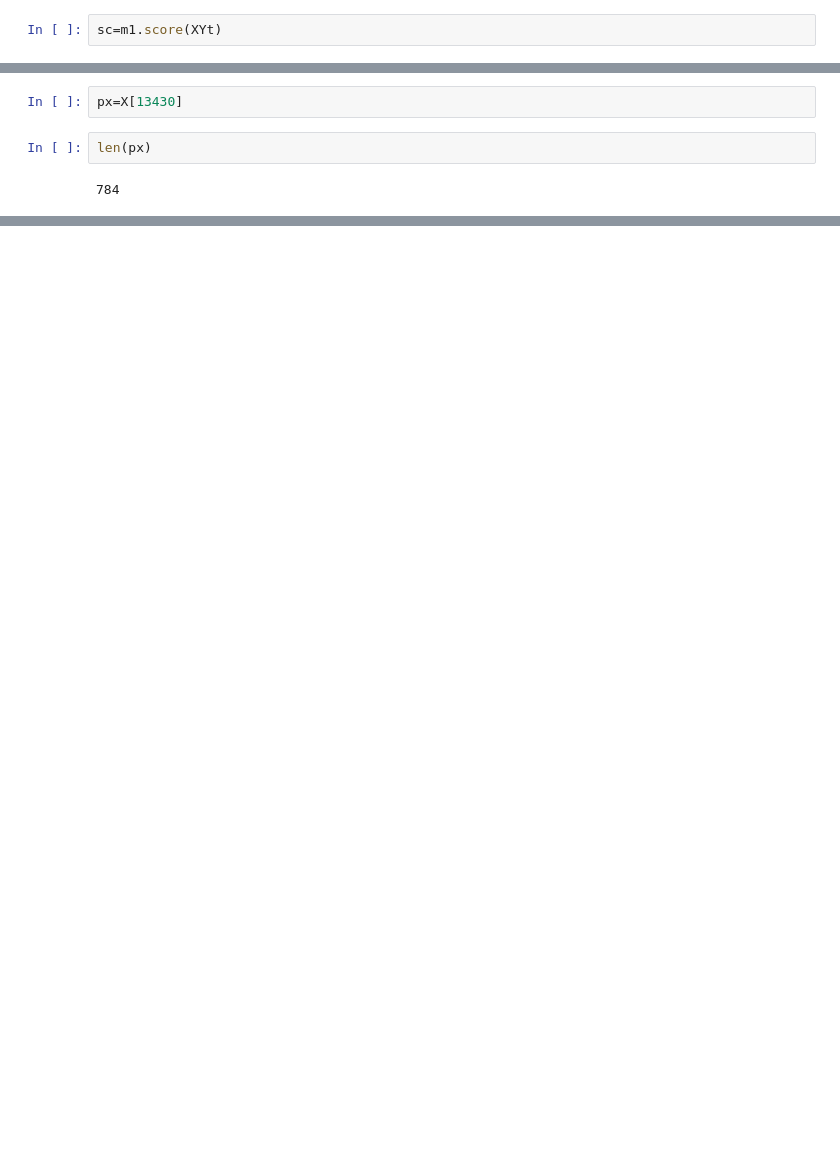
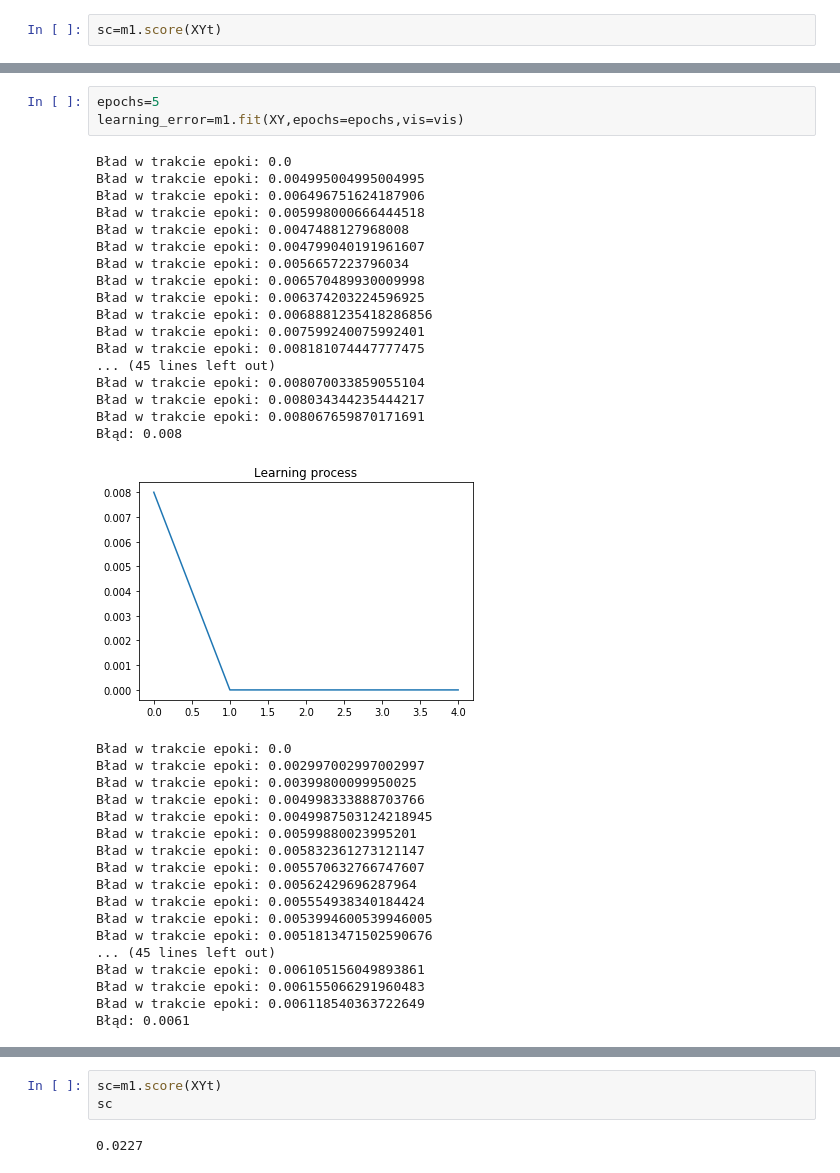
Before and after one commit to mmacu/perceptron, a Jupyter notebook: limitedbackprob.ipynb, the cells around one changed output, grey strips where cells are left out. Drawn from its saved outputs; the diff is of its cells as text; blank space fills up the shorter version.

Commit message:
error 0.0227 po 30 epokach

```diff
--- a/limitedbackprob.ipynb
+++ b/limitedbackprob.ipynb
@@ -289,6 +171,39 @@ sc
-# %%
-px=X[13430]
-# %%
-len(px)
-# %% [output]
-784
+# %%
+epochs=5
+learning_error=m1.fit(XY,epochs=epochs,vis=vis)
+# %% [output]
+Bład w trakcie epoki: 0.0
+Bład w trakcie epoki: 0.004995004995004995
+Bład w trakcie epoki: 0.006496751624187906
+Bład w trakcie epoki: 0.005998000666444518
+Bład w trakcie epoki: 0.0047488127968008
+Bład w trakcie epoki: 0.004799040191961607
+Bład w trakcie epoki: 0.0056657223796034
+Bład w trakcie epoki: 0.006570489930009998
+Bład w trakcie epoki: 0.006374203224596925
+Bład w trakcie epoki: 0.0068881235418286856
+Bład w trakcie epoki: 0.007599240075992401
+Bład w trakcie epoki: 0.008181074447777475
+... (45 lines left out)
+Bład w trakcie epoki: 0.008070033859055104
+Bład w trakcie epoki: 0.008034344235444217
+Bład w trakcie epoki: 0.008067659870171691
+Błąd: 0.008
+[figure, added]
+Bład w trakcie epoki: 0.0
+Bład w trakcie epoki: 0.002997002997002997
+Bład w trakcie epoki: 0.00399800099950025
+Bład w trakcie epoki: 0.004998333888703766
+Bład w trakcie epoki: 0.0049987503124218945
+Bład w trakcie epoki: 0.00599880023995201
+Bład w trakcie epoki: 0.005832361273121147
+Bład w trakcie epoki: 0.005570632766747607
+Bład w trakcie epoki: 0.00562429696287964
+Bład w trakcie epoki: 0.005554938340184424
+Bład w trakcie epoki: 0.0053994600539946005
+Bład w trakcie epoki: 0.0051813471502590676
+... (45 lines left out)
+Bład w trakcie epoki: 0.006105156049893861
+Bład w trakcie epoki: 0.006155066291960483
+Bład w trakcie epoki: 0.006118540363722649
+Błąd: 0.0061
@@ -295,3 +265,8 @@ len(px)
+# %%
+sc=m1.score(XYt)
+sc
+# %% [output]
+0.0227
 # %%
 k=0
 for i in range(1000):
```
Also changed, not shown: parts of 13 cells of this notebook, 3 other files.
